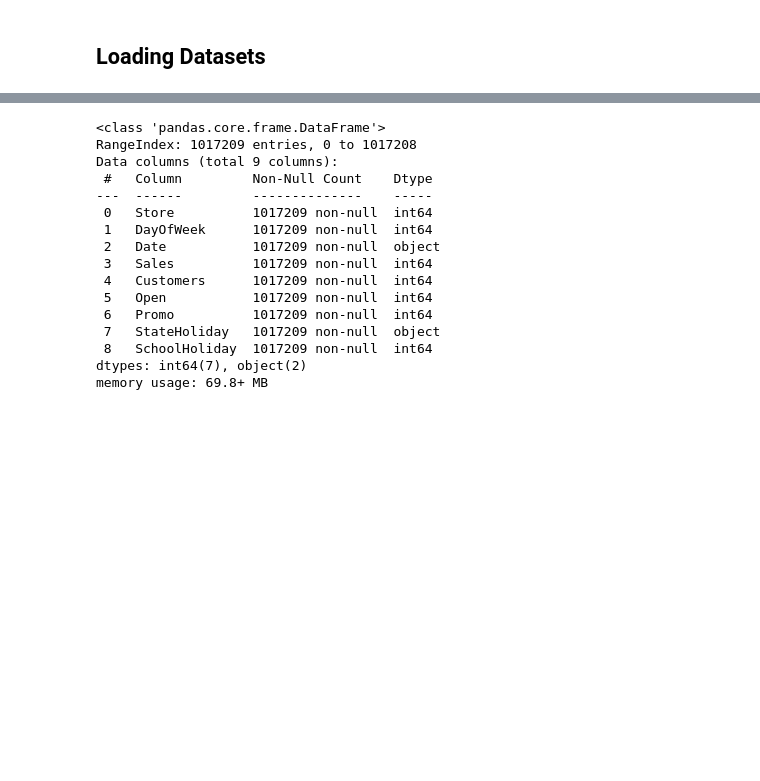
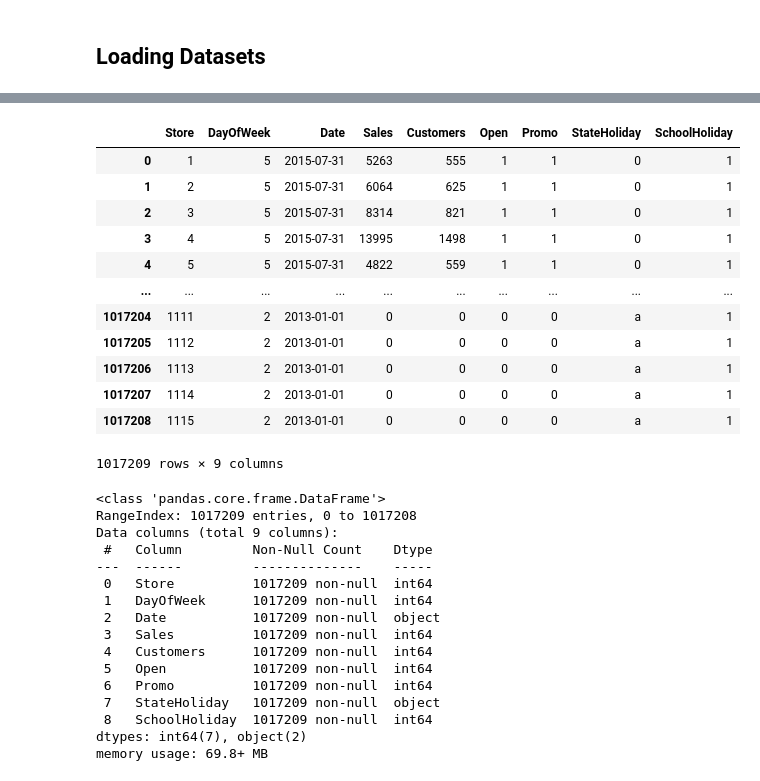
Before and after one commit to joluoch/PharmaceuticalSalesPrediction, a Jupyter notebook: Notebook/EDA.ipynb, the cells around one changed output, grey strips where cells are left out. Cells and saved outputs as stored; diff of their text form; code cells hidden in the pictures; blank space fills up the shorter version.

```diff
--- a/Notebook/EDA.ipynb
+++ b/Notebook/EDA.ipynb
@@ -30,0 +35,17 @@ store set shape: (1115, 10)
+# %%
+mlflow.set_experiment('pharma sales')
+# %%
+#Get url from DVC
+
+path = r'C:\Users\Jakinda\Documents\Python Scripts\10Academy\PharmaceuticalSalesPrediction\data\store.csv'
+repo = r'C:\Users\Jakinda\Documents\Python Scripts\10Academy\PharmaceuticalSalesPrediction'
+version = 'v3'
+
+data_url = dvc.api.get_url(
+
+    path = path,
+    repo = repo,
+    rev = version
+
+)
+logger.info('first log loading data from dvc')
@@ -30,0 +100,14 @@ store set shape: (1115, 10)
+# %%
+#Get url from DVC
+
+path = r'C:\Users\Jakinda\Documents\Python Scripts\10Academy\PharmaceuticalSalesPrediction\data\test.csv'
+repo = r'C:\Users\Jakinda\Documents\Python Scripts\10Academy\PharmaceuticalSalesPrediction'
+version = 'v1'
+
+data_url3 = dvc.api.get_url(
+
+    path = path,
+    repo = repo,
+    rev = version
+
+)
@@ -31,3 +131,22 @@ store set shape: (1115, 10)
+# %%
+mlflow.log_param("data_url", data_url)
+mlflow.log_param("data_version", version)
+mlflow.log_metric("input_rows", data.shape[0])
+mlflow.log_metric("input_cols", data.shape[1])
+# %% [output]
+|  | Store | DayOfWeek | Date | Sales | Customers | Open | Promo | StateHoliday | SchoolHoliday |
+| 0 | 1 | 5 | 2015-07-31 | 5263 | 555 | 1 | 1 | 0 | 1 |
+| 1 | 2 | 5 | 2015-07-31 | 6064 | 625 | 1 | 1 | 0 | 1 |
+| 2 | 3 | 5 | 2015-07-31 | 8314 | 821 | 1 | 1 | 0 | 1 |
+| 3 | 4 | 5 | 2015-07-31 | 13995 | 1498 | 1 | 1 | 0 | 1 |
+| 4 | 5 | 5 | 2015-07-31 | 4822 | 559 | 1 | 1 | 0 | 1 |
+| ... | ... | ... | ... | ... | ... | ... | ... | ... | ... |
+| 1017204 | 1111 | 2 | 2013-01-01 | 0 | 0 | 0 | 0 | a | 1 |
+| 1017205 | 1112 | 2 | 2013-01-01 | 0 | 0 | 0 | 0 | a | 1 |
+| 1017206 | 1113 | 2 | 2013-01-01 | 0 | 0 | 0 | 0 | a | 1 |
+| 1017207 | 1114 | 2 | 2013-01-01 | 0 | 0 | 0 | 0 | a | 1 |
+| 1017208 | 1115 | 2 | 2013-01-01 | 0 | 0 | 0 | 0 | a | 1 |
+1017209 rows × 9 columns
 # %%
 train.info()
 # %% [output]
```
Also changed, not shown: parts of 8 cells of this notebook, 3 other files.
